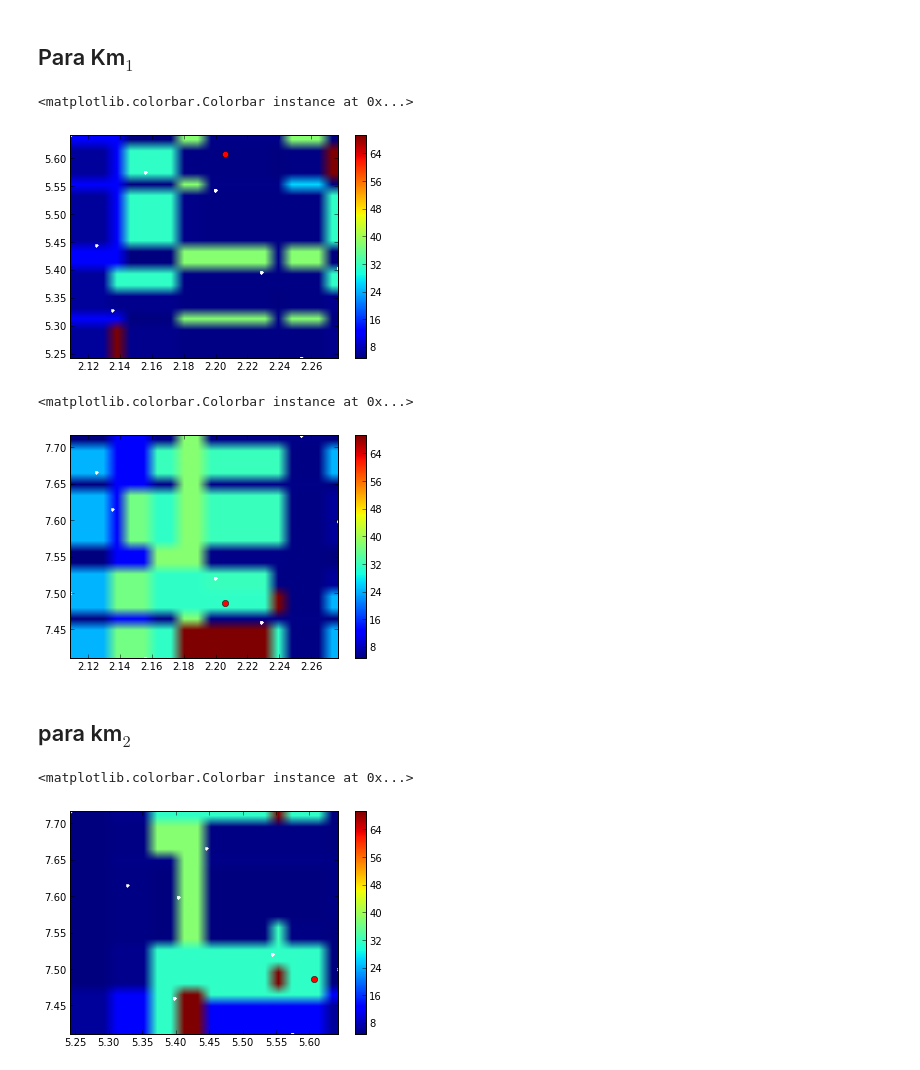
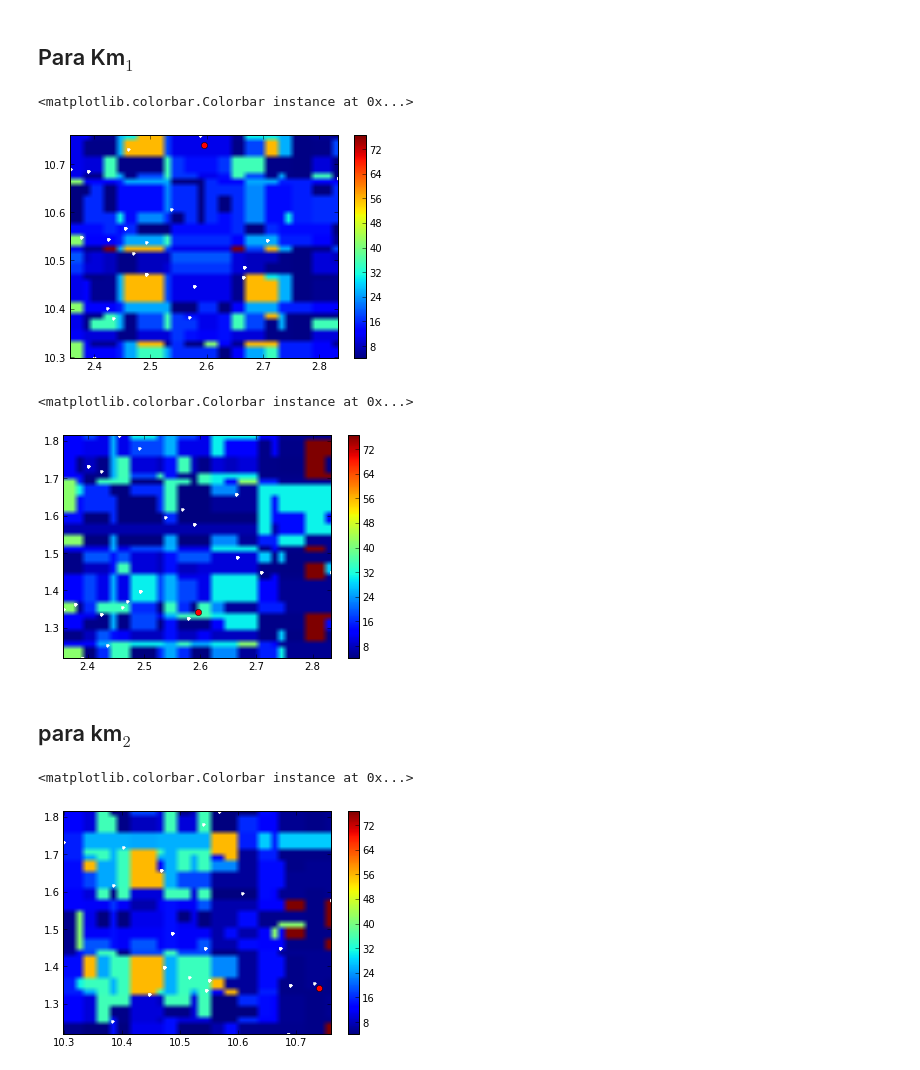
Before and after one commit to daniel-lozano/tarea8, a Jupyter notebook: ctes.ipynb, the cells around one changed output. Cells and saved outputs as stored; diff of their text form; code cells hidden in the pictures.

```diff
--- a/ctes.ipynb
+++ b/ctes.ipynb
@@ -965,9 +965,9 @@ colorbar()
 # %% [markdown]
 ## Para Km$_1$
 # %%
-km1g = Km1[pos-10:pos+10]
-km2g = Km2[pos-10:pos+10]
-chig = x2[pos-10:pos+10]
+km1g = Km1[pos-20:pos+20]
+km2g = Km2[pos-20:pos+20]
+chig = x2[pos-20:pos+20]
 
 points = np.zeros(len(km1g)*2).reshape(len(km1g), 2)
 points[:,0] = km1g
@@ -977,38 +977,38 @@ grid_x, grid_y = meshgrid(km1g,km2g)
 grid_zA = griddata(points, chig, (grid_x, grid_y), method='nearest')
 
 plot(km1g, km2g, 'w.')
-plot(km1g[11], km2g[11], 'ro')
+plot(km1g[20], km2g[20], 'ro')
 imshow(grid_zA.T, origin='lower', extent=[min(km1g),max(km1g),min(km2g),max(km2g)], aspect='auto')
 colorbar()
 # %% [output]
 <matplotlib.colorbar.Colorbar instance at 0x...>
-[figure, old version]
+[figure, new version]
 # %%
-km1g = Km1[pos-10:pos+10]
-sog = So[pos-10:pos+10]
-chig = x2[pos-10:pos+10]
+km1g = Km1[pos-20:pos+20]
+sog = So[pos-20:pos+20]
+chig = x2[pos-20:pos+20]
 
 
 points = np.zeros(len(km1g)*2).reshape(len(km1g), 2)
 points[:,0] = km1g
 points[:,1] = sog
 
 grid_x, grid_y = meshgrid(km1g,sog)
 grid_zA = griddata(points, chig, (grid_x, grid_y), method='nearest')
 
 plot(km1g, sog, 'w.')
-plot(km1g[11], sog[11], 'ro')
+plot(km1g[20], sog[20], 'ro')
 imshow(grid_zA.T, origin='lower', extent=[min(km1g),max(km1g),min(sog),max(sog)], aspect='auto')
 colorbar()
 # %% [output]
 <matplotlib.colorbar.Colorbar instance at 0x...>
-[figure, old version]
+[figure, new version]
 # %% [markdown]
 ## para km$_2$
 # %%
-km2g = Km2[pos-10:pos+10]
-sog = So[pos-10:pos+10]
-chig = x2[pos-10:pos+10]
+km2g = Km2[pos-20:pos+20]
+sog = So[pos-20:pos+20]
+chig = x2[pos-20:pos+20]
 
 
 points = np.zeros(len(km2g)*2).reshape(len(km2g), 2)
@@ -1019,9 +1019,9 @@ grid_x, grid_y = meshgrid(km2g,sog)
 grid_zA = griddata(points, chig, (grid_x, grid_y), method='nearest')
 
 plot(km2g, sog, 'w.')
-plot(km2g[11], sog[11], 'ro')
+plot(km2g[20], sog[20], 'ro')
 imshow(grid_zA.T, origin='lower', extent=[min(km2g),max(km2g),min(sog),max(sog)], aspect='auto')
 colorbar()
 # %% [output]
 <matplotlib.colorbar.Colorbar instance at 0x...>
-[figure, old version]
+[figure, new version]
```
Also changed, not shown: parts of 27 cells of this notebook, 12 other files.
